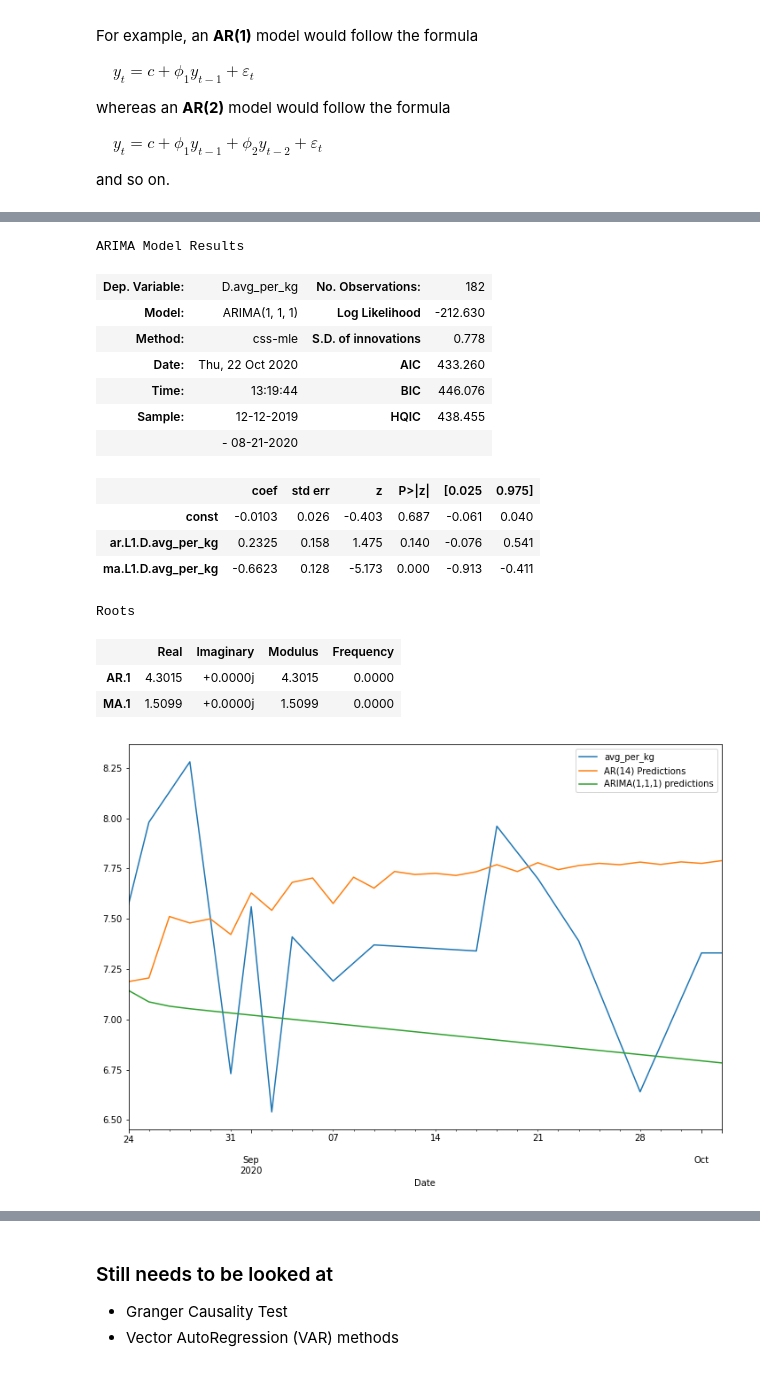
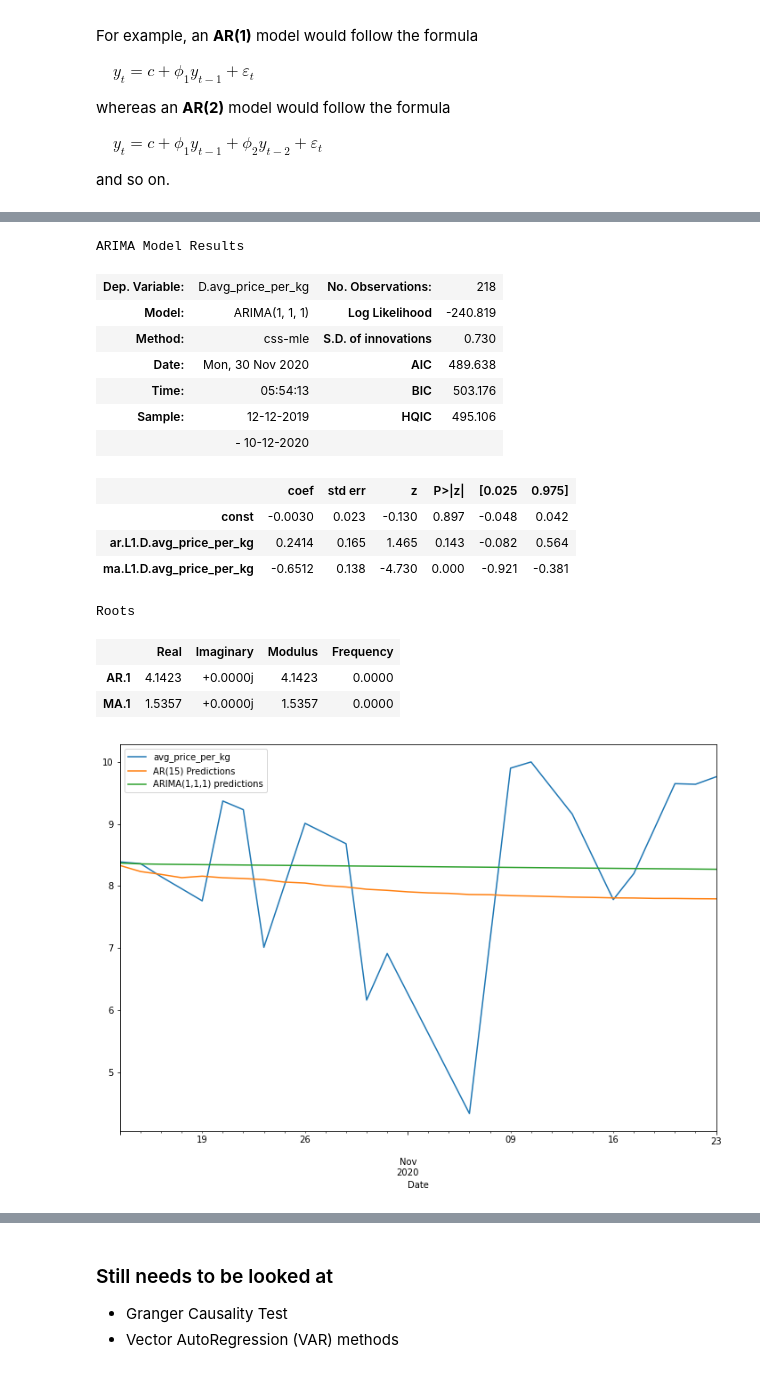
Before and after one commit to scmosoeu/fresh_produce, a Jupyter notebook: Modelling/general_forecasting.ipynb, the cells around one changed output, grey strips where cells are left out. Cells and saved outputs as stored; diff of their text form; code cells hidden in the pictures.

```diff
--- a/Modelling/general_forecasting.ipynb
+++ b/Modelling/general_forecasting.ipynb
@@ -398,6 +415,8 @@ and so on.
 # %%
 def ar_model(data, lags=1):
     """
+    Returns an AutoRegressive model specified by the number of lags
+
     Parameters
     -----------
     data: pd.Series
@@ -406,5 +425,11 @@ def ar_model(data, lags=1):
         The number of lags that the AutoRegressive model will use
 
     Returns
+    -------
+    An AR model specified by the number of lags
+    """
 
-    """
+    model = AR(data)
+    ar = model.fit(maxlag=lags)
+
+    return ar
@@ -470,4 +499,4 @@ dtype: float64
 # %%
-model = AR(train_data['avg_per_kg'])
-ar14 = model.fit(maxlag=14)
-predictions14 = ar14.predict(start=start, end=end, dynamic=False).rename('AR(14) Predictions')
+# AR(15) model
+ar15 = ar_model(train_data['avg_price_per_kg'], lags=15)
+predictions15 = ar15.predict(start=start, end=end, dynamic=False).rename('AR(15) Predictions')
@@ -516,33 +561,35 @@ from statsmodels.tsa.arima_model import ARIMA
 # %%
-model = ARIMA(train_data['avg_per_kg'],order=(1,1,1))
+model = ARIMA(train_data['avg_price_per_kg'],order=(1,1,1))
 results = model.fit()
 results.summary()
 # %% [output]
 ARIMA Model Results
-| Dep. Variable: | D.avg_per_kg | No. Observations: | 182 |
-| Model: | ARIMA(1, 1, 1) | Log Likelihood | -212.630 |
-| Method: | css-mle | S.D. of innovations | 0.778 |
-| Date: | Thu, 22 Oct 2020 | AIC | 433.260 |
-| Time: | 13:19:44 | BIC | 446.076 |
-| Sample: | 12-12-2019 | HQIC | 438.455 |
-|  | - 08-21-2020 |  |  |
+| Dep. Variable: | D.avg_price_per_kg | No. Observations: | 218 |
+| Model: | ARIMA(1, 1, 1) | Log Likelihood | -240.819 |
+| Method: | css-mle | S.D. of innovations | 0.730 |
+| Date: | Mon, 30 Nov 2020 | AIC | 489.638 |
+| Time: | 05:54:13 | BIC | 503.176 |
+| Sample: | 12-12-2019 | HQIC | 495.106 |
+|  | - 10-12-2020 |  |  |
 |  | coef | std err | z | P>|z| | [0.025 | 0.975] |
-| const | -0.0103 | 0.026 | -0.403 | 0.687 | -0.061 | 0.040 |
-| ar.L1.D.avg_per_kg | 0.2325 | 0.158 | 1.475 | 0.140 | -0.076 | 0.541 |
-| ma.L1.D.avg_per_kg | -0.6623 | 0.128 | -5.173 | 0.000 | -0.913 | -0.411 |
+| const | -0.0030 | 0.023 | -0.130 | 0.897 | -0.048 | 0.042 |
+| ar.L1.D.avg_price_per_kg | 0.2414 | 0.165 | 1.465 | 0.143 | -0.082 | 0.564 |
+| ma.L1.D.avg_price_per_kg | -0.6512 | 0.138 | -4.730 | 0.000 | -0.921 | -0.381 |
 Roots
 |  | Real | Imaginary | Modulus | Frequency |
-| AR.1 | 4.3015 | +0.0000j | 4.3015 | 0.0000 |
-| MA.1 | 1.5099 | +0.0000j | 1.5099 | 0.0000 |
+| AR.1 | 4.1423 | +0.0000j | 4.1423 | 0.0000 |
+| MA.1 | 1.5357 | +0.0000j | 1.5357 | 0.0000 |
 # %%
 start = len(train_data)
 end = len(train_data) + len(test_data) - 1
 predictions = results.predict(start=start, end=end, typ='levels').rename("ARIMA(1,1,1) predictions")
 # %%
 #predictions = pd.Series(predictions, index=test_data.index)
+# %%
+rcParams['figure.figsize'] = 12,8
 # %%
-test_data['avg_per_kg'].plot(legend=True)
-predictions14.plot(legend=True)
+test_data['avg_price_per_kg'].plot(legend=True)
+predictions15.plot(legend=True)
 predictions.plot(legend=True);
 # %% [output]
-[figure, old version]
+[figure, new version]
```
Also changed, not shown: parts of 47 cells of this notebook.
